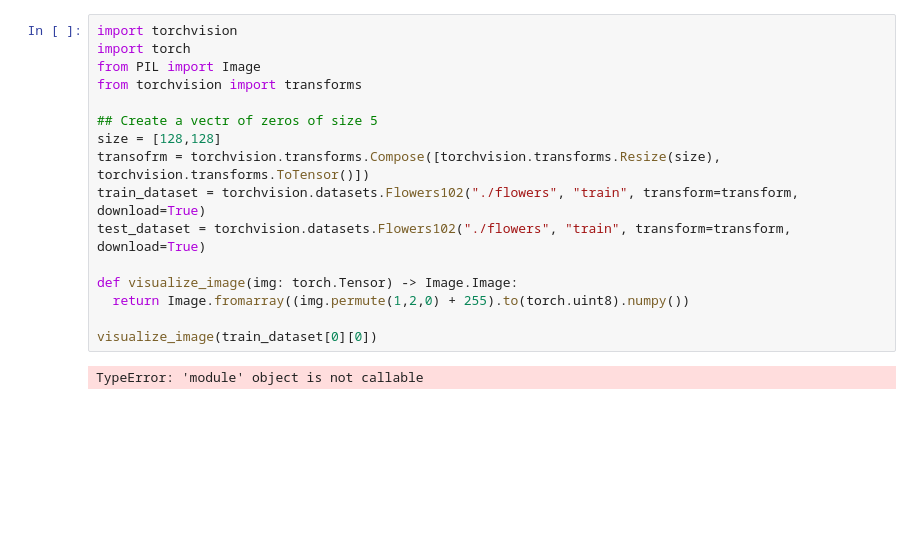
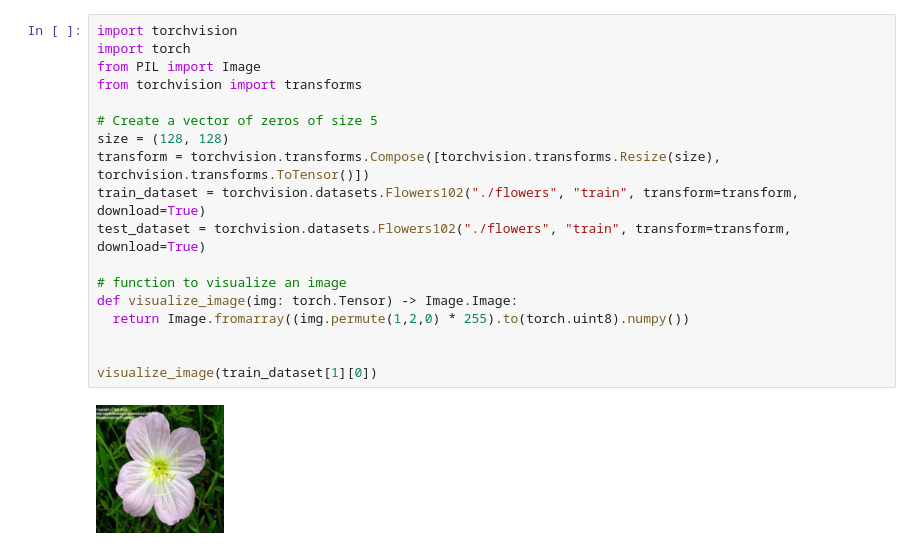
Before and after one commit to machkevds/dl-recap, a Jupyter notebook: DLmodule1.ipynb, the cells around one changed output. Drawn from its saved outputs; the diff is of its cells as text; blank space fills up the shorter version.

Commit message:
Displaying flower images from dataset

```diff
--- a/DLmodule1.ipynb
+++ b/DLmodule1.ipynb
@@ -1,18 +1,20 @@
 # %%
 import torchvision
 import torch
 from PIL import Image
 from torchvision import transforms
 
-## Create a vectr of zeros of size 5
-size = [128,128]
-transofrm = torchvision.transforms.Compose([torchvision.transforms.Resize(size), torchvision.transforms.ToTensor()])
+# Create a vector of zeros of size 5
+size = (128, 128)
+transform = torchvision.transforms.Compose([torchvision.transforms.Resize(size), torchvision.transforms.ToTensor()])
 train_dataset = torchvision.datasets.Flowers102("./flowers", "train", transform=transform, download=True)
 test_dataset = torchvision.datasets.Flowers102("./flowers", "train", transform=transform, download=True)
 
+# function to visualize an image
 def visualize_image(img: torch.Tensor) -> Image.Image:
-  return Image.fromarray((img.permute(1,2,0) + 255).to(torch.uint8).numpy())
+  return Image.fromarray((img.permute(1,2,0) * 255).to(torch.uint8).numpy())
 
-visualize_image(train_dataset[0][0])
+
+visualize_image(train_dataset[1][0])
 # %% [output]
-TypeError: 'module' object is not callable
+[figure, added]
```
Also changed, not shown: parts of 4 cells of this notebook.
